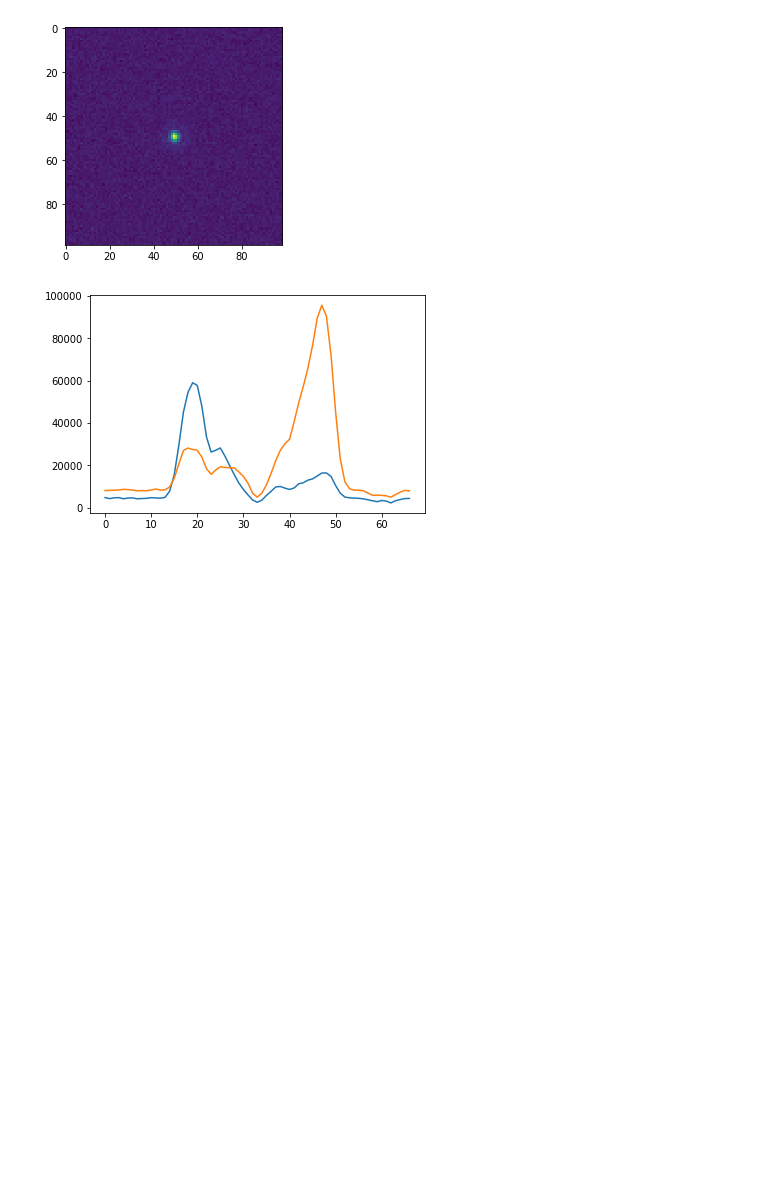
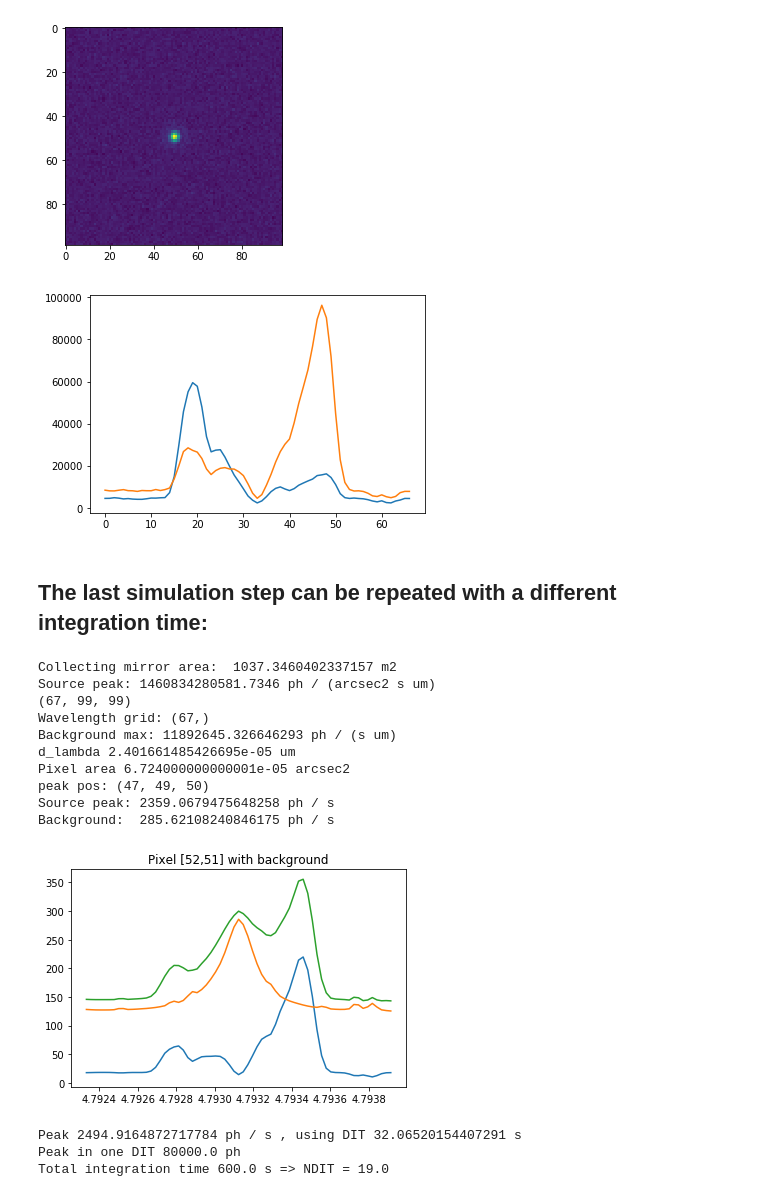
Before and after one commit to astronomyk/SimMETIS, a Jupyter notebook: notebooks/SimMETIS_LMS.ipynb, the cells around one changed output. Cells and saved outputs as stored; diff of their text form; code cells hidden in the pictures; blank space fills up the shorter version.

```diff
--- a/notebooks/SimMETIS_LMS.ipynb
+++ b/notebooks/SimMETIS_LMS.ipynb
@@ -145,3 +136,22 @@ plt.plot(cube[:,50,51])
 [<matplotlib.lines.Line2D at 0x...>]
 [figure]
 [figure]
+# %% [markdown]
+## The last simulation step can be repeated with a different integration time:
+# %%
+result = lms.compute_snr(600.*u.s)
+# %% [output]
+Collecting mirror area:  1037.3460402337157 m2
+Source peak: 1460834280581.7346 ph / (arcsec2 s um)
+(67, 99, 99)
+Wavelength grid: (67,)
+Background max: 11892645.326646293 ph / (s um)
+d_lambda 2.401661485426695e-05 um
+Pixel area 6.724000000000001e-05 arcsec2
+peak pos: (47, 49, 50)
+Source peak: 2359.0679475648258 ph / s
+Background:  285.62108240846175 ph / s
+[figure, added]
+Peak 2494.9164872717784 ph / s , using DIT 32.06520154407291 s
+Peak in one DIT 80000.0 ph
+Total integration time 600.0 s => NDIT = 19.0
```
Also changed, not shown: parts of 17 cells of this notebook.
